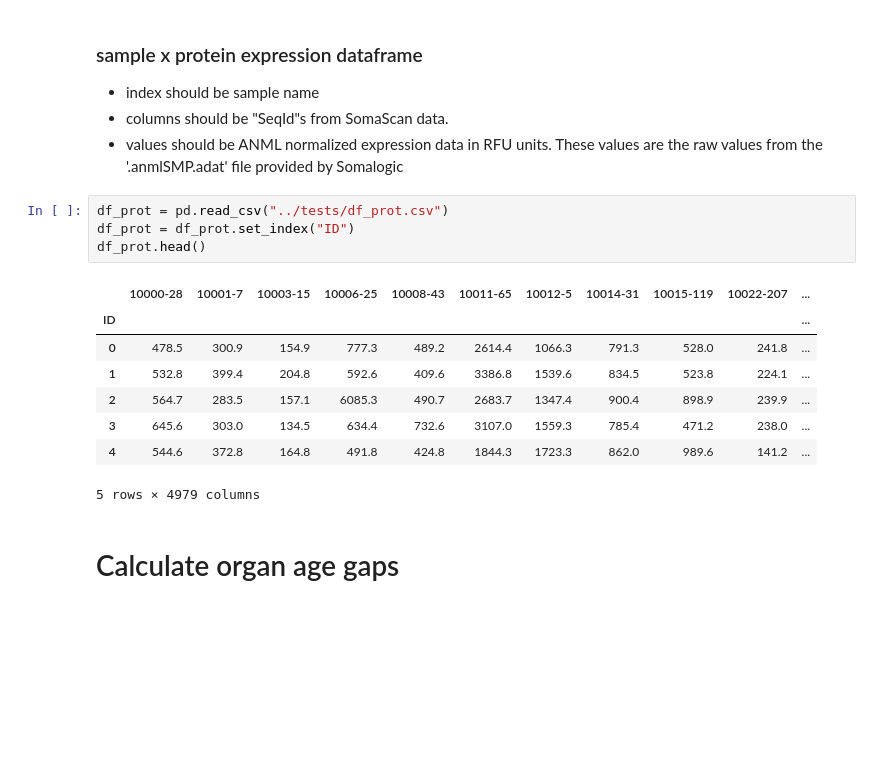
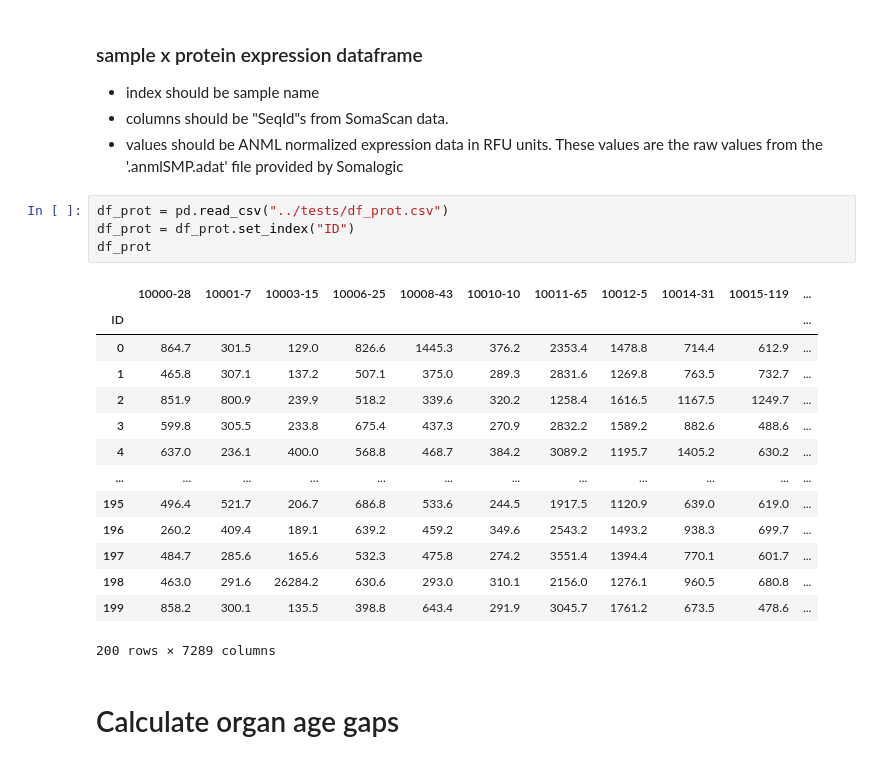
Before and after one commit to hamiltonoh/organage, a Jupyter notebook: docs/example.ipynb, the cells around one changed output. Cells and saved outputs as stored; diff of their text form; blank space fills up the shorter version.

```diff
--- a/docs/example.ipynb
+++ b/docs/example.ipynb
@@ -39,16 +46,22 @@ md_hot.head()
 # %%
 df_prot = pd.read_csv("../tests/df_prot.csv")
 df_prot = df_prot.set_index("ID")
-df_prot.head()
+df_prot
 # %% [output]
-|  | 10000-28 | 10001-7 | 10003-15 | 10006-25 | 10008-43 | 10011-65 | 10012-5 | 10014-31 | 10015-119 | 10022-207 | ... |
+|  | 10000-28 | 10001-7 | 10003-15 | 10006-25 | 10008-43 | 10010-10 | 10011-65 | 10012-5 | 10014-31 | 10015-119 | ... |
 | ID |  |  |  |  |  |  |  |  |  |  | ... |
-| 0 | 478.5 | 300.9 | 154.9 | 777.3 | 489.2 | 2614.4 | 1066.3 | 791.3 | 528.0 | 241.8 | ... |
-| 1 | 532.8 | 399.4 | 204.8 | 592.6 | 409.6 | 3386.8 | 1539.6 | 834.5 | 523.8 | 224.1 | ... |
-| 2 | 564.7 | 283.5 | 157.1 | 6085.3 | 490.7 | 2683.7 | 1347.4 | 900.4 | 898.9 | 239.9 | ... |
-| 3 | 645.6 | 303.0 | 134.5 | 634.4 | 732.6 | 3107.0 | 1559.3 | 785.4 | 471.2 | 238.0 | ... |
-| 4 | 544.6 | 372.8 | 164.8 | 491.8 | 424.8 | 1844.3 | 1723.3 | 862.0 | 989.6 | 141.2 | ... |
+| 0 | 864.7 | 301.5 | 129.0 | 826.6 | 1445.3 | 376.2 | 2353.4 | 1478.8 | 714.4 | 612.9 | ... |
+| 1 | 465.8 | 307.1 | 137.2 | 507.1 | 375.0 | 289.3 | 2831.6 | 1269.8 | 763.5 | 732.7 | ... |
+| 2 | 851.9 | 800.9 | 239.9 | 518.2 | 339.6 | 320.2 | 1258.4 | 1616.5 | 1167.5 | 1249.7 | ... |
+| 3 | 599.8 | 305.5 | 233.8 | 675.4 | 437.3 | 270.9 | 2832.2 | 1589.2 | 882.6 | 488.6 | ... |
+| 4 | 637.0 | 236.1 | 400.0 | 568.8 | 468.7 | 384.2 | 3089.2 | 1195.7 | 1405.2 | 630.2 | ... |
+| ... | ... | ... | ... | ... | ... | ... | ... | ... | ... | ... | ... |
+| 195 | 496.4 | 521.7 | 206.7 | 686.8 | 533.6 | 244.5 | 1917.5 | 1120.9 | 639.0 | 619.0 | ... |
+| 196 | 260.2 | 409.4 | 189.1 | 639.2 | 459.2 | 349.6 | 2543.2 | 1493.2 | 938.3 | 699.7 | ... |
+| 197 | 484.7 | 285.6 | 165.6 | 532.3 | 475.8 | 274.2 | 3551.4 | 1394.4 | 770.1 | 601.7 | ... |
+| 198 | 463.0 | 291.6 | 26284.2 | 630.6 | 293.0 | 310.1 | 2156.0 | 1276.1 | 960.5 | 680.8 | ... |
+| 199 | 858.2 | 300.1 | 135.5 | 398.8 | 643.4 | 291.9 | 3045.7 | 1761.2 | 673.5 | 478.6 | ... |
-5 rows × 4979 columns
+200 rows × 7289 columns
 # %% [markdown]
 # Calculate organ age gaps
 # %%
```
Also changed, not shown: parts of 8 cells of this notebook, 3 other files.
